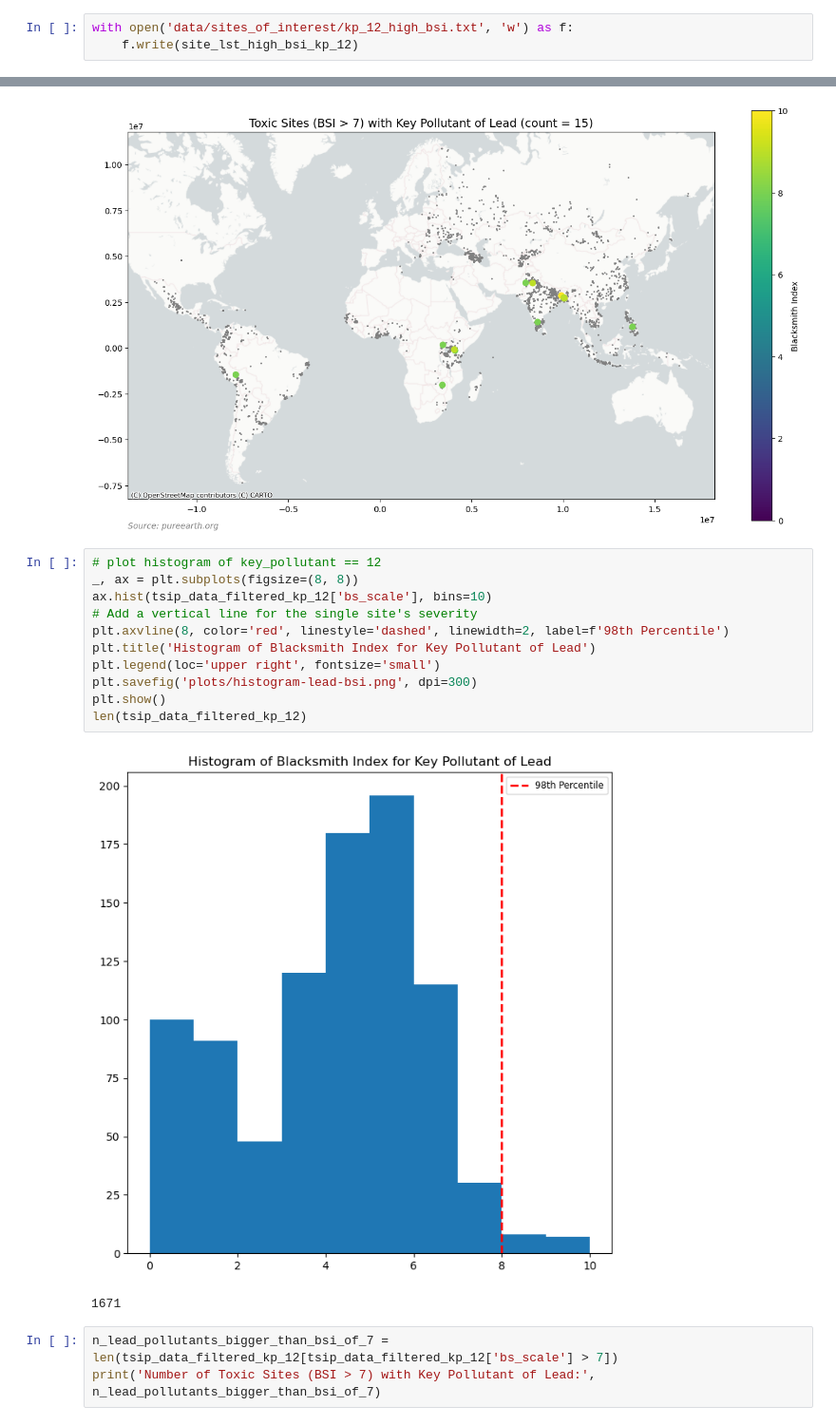
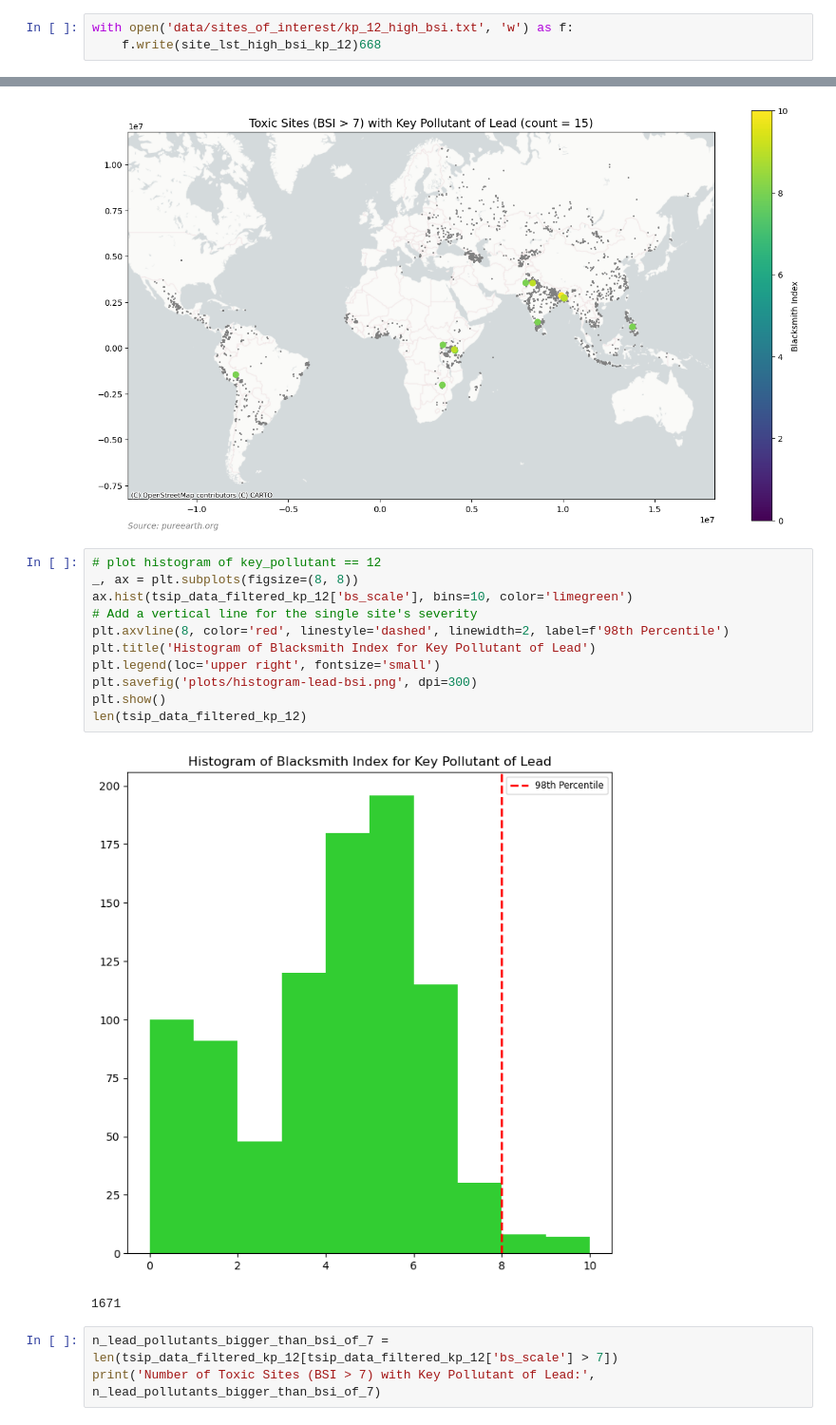
Before and after one commit to Nick-Miras/tsip-data-analysis, a Jupyter notebook: data.ipynb, the cells around one changed output, grey strips where cells are left out. Shown at 95% size. Cells and saved outputs as stored; diff of their text form.

Commit message:
modified some graphs

```diff
--- a/data.ipynb
+++ b/data.ipynb
@@ -296,7 +323,7 @@ site_lst_high_bsi = '\n'.join(list(tsip_data_gpd_filtered['id'].astype(str)))
 site_lst_high_bsi_kp_12 = '\n'.join(list(tsip_data_filtered_kp_12_high_bsi['id'].astype(str)))
 # %%
 with open('data/sites_of_interest/kp_12_high_bsi.txt', 'w') as f:
-    f.write(site_lst_high_bsi_kp_12)
+    f.write(site_lst_high_bsi_kp_12)668
 # %%
 def plt_world(gpd_base, gpd_filtered, title, filename):
     norm = mcolors.Normalize(vmin=0, vmax=10)
@@ -354,16 +381,16 @@ plt_world(
 # %%
 # plot histogram of key_pollutant == 12
 _, ax = plt.subplots(figsize=(8, 8))
-ax.hist(tsip_data_filtered_kp_12['bs_scale'], bins=10)
+ax.hist(tsip_data_filtered_kp_12['bs_scale'], bins=10, color='limegreen')
 # Add a vertical line for the single site's severity
 plt.axvline(8, color='red', linestyle='dashed', linewidth=2, label=f'98th Percentile')
 plt.title('Histogram of Blacksmith Index for Key Pollutant of Lead')
 plt.legend(loc='upper right', fontsize='small')
 plt.savefig('plots/histogram-lead-bsi.png', dpi=300)
 plt.show()
 len(tsip_data_filtered_kp_12)
 # %% [output]
-[figure, old version]
+[figure, new version]
 1671
 # %%
 n_lead_pollutants_bigger_than_bsi_of_7 = len(tsip_data_filtered_kp_12[tsip_data_filtered_kp_12['bs_scale'] > 7])
```
Also changed, not shown: parts of 9 cells of this notebook, 4 other files.
